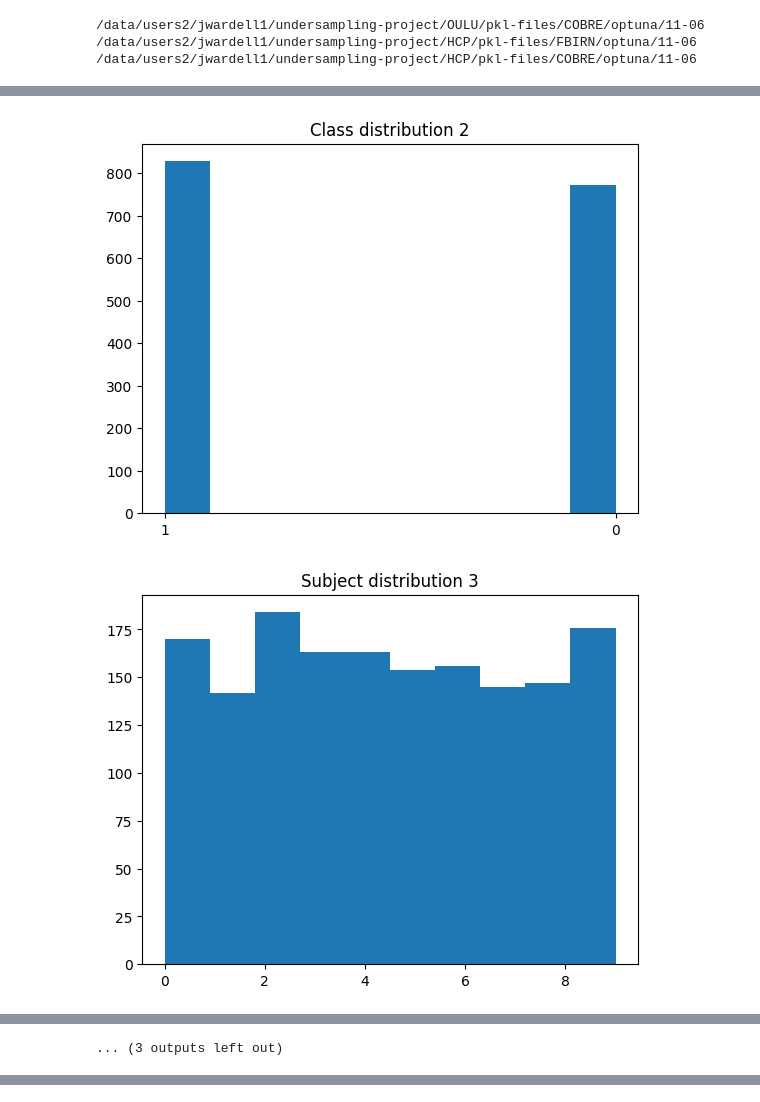
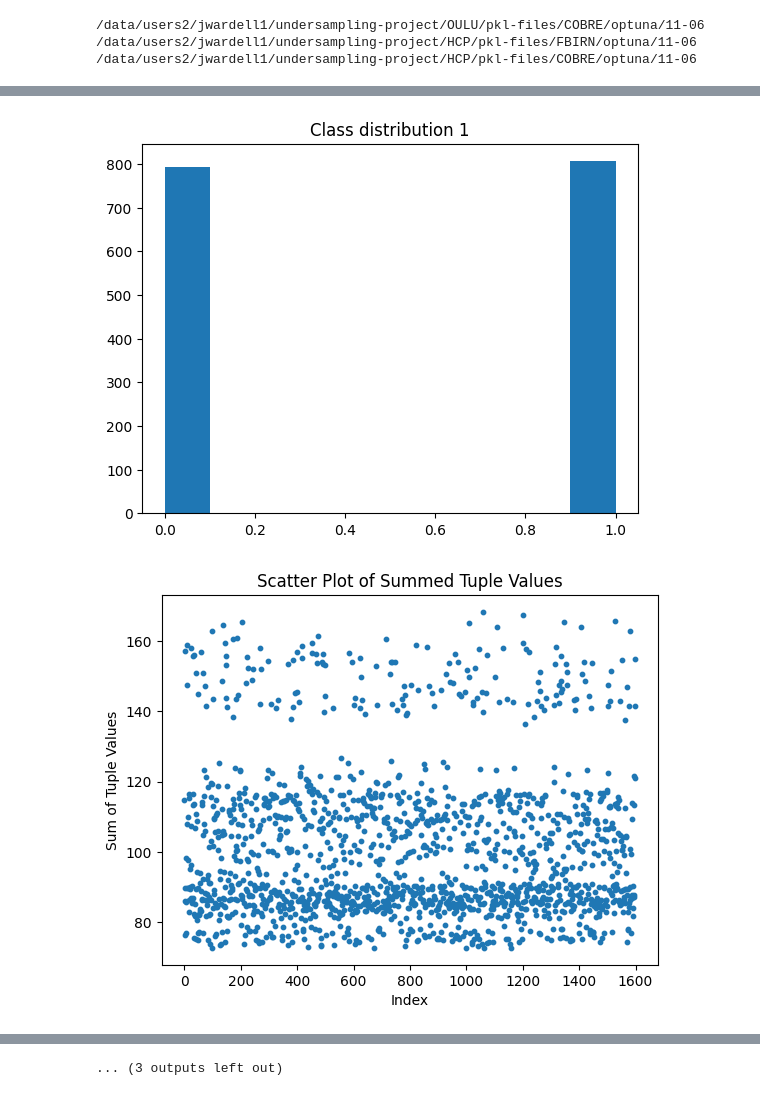
Before and after one commit to neuroneural/undersampling-project, a Jupyter notebook: scripts/plot.ipynb, the cells around one changed output, grey strips where cells are left out. Drawn from its saved outputs; the diff is of its cells as text; code cells hidden in the pictures.

```diff
--- a/scripts/plot.ipynb
+++ b/scripts/plot.ipynb
@@ -423,18 +392,31 @@ for i in range(5):
     X_add, y_add, group_add = get_combined_features(windows_sh, class_sh, group_sh, type='add')
     X_concat, y_concat, group_concat = get_combined_features(windows_sh, class_sh, group_sh, type='concat')
 
+
+    summed_values = np.array([np.sum(tup[0]) + np.sum(tup[1]) for tup in windows_sh])
+    x_axis = np.arange(len(summed_values))
+    plt.scatter(x_axis, summed_values, s=10)
+    plt.title("Scatter Plot of Summed Tuple Values")
+    plt.xlabel("Index")
+    plt.ylabel("Sum of Tuple Values")
+    plt.show()
+
+    plt.clf()
+
+
+
     #count number of occurances of subject id  in group_sh
-    subject_ids = [entry[0] for entry in group_sh]
     le = LabelEncoder()
-    subject_ids = le.fit_transform(subject_ids)
-    plt.hist(subject_ids)
+    group_sh = le.fit_transform(group_sh)
+    plt.hist(group_sh)
     plt.title(f'Subject distribution {i}')
     plt.show()
 
     plt.clf()
 
-    class_labels = [entry[0] for entry in class_sh]
-    plt.hist(class_labels)
+    le = LabelEncoder()
+    class_sh = le.fit_transform(class_sh)
+    plt.hist(class_sh)
     plt.title(f'Class distribution {i}')
     plt.show()
 # %% [output]
@@ -452,2 +428,2 @@ for i in range(5):
-[figure, old version]
+[figure, new version]
-[figure, old version]
+[figure, new version]
@@ -457 +430,0 @@ for i in range(5):
-... (3 outputs left out)
@@ -457,0 +435 @@ for i in range(5):
+... (3 outputs left out)
```
Also changed, not shown: parts of 9 cells of this notebook, 3 other files.
